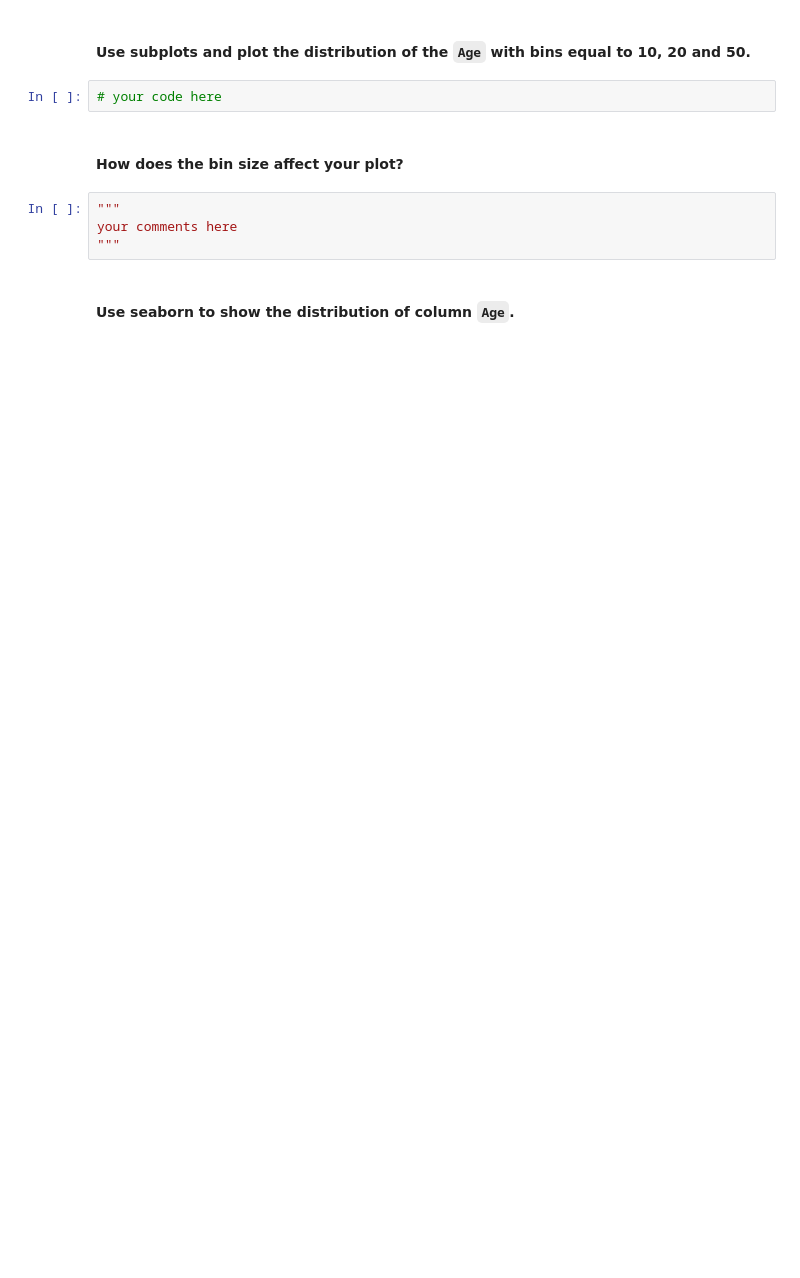
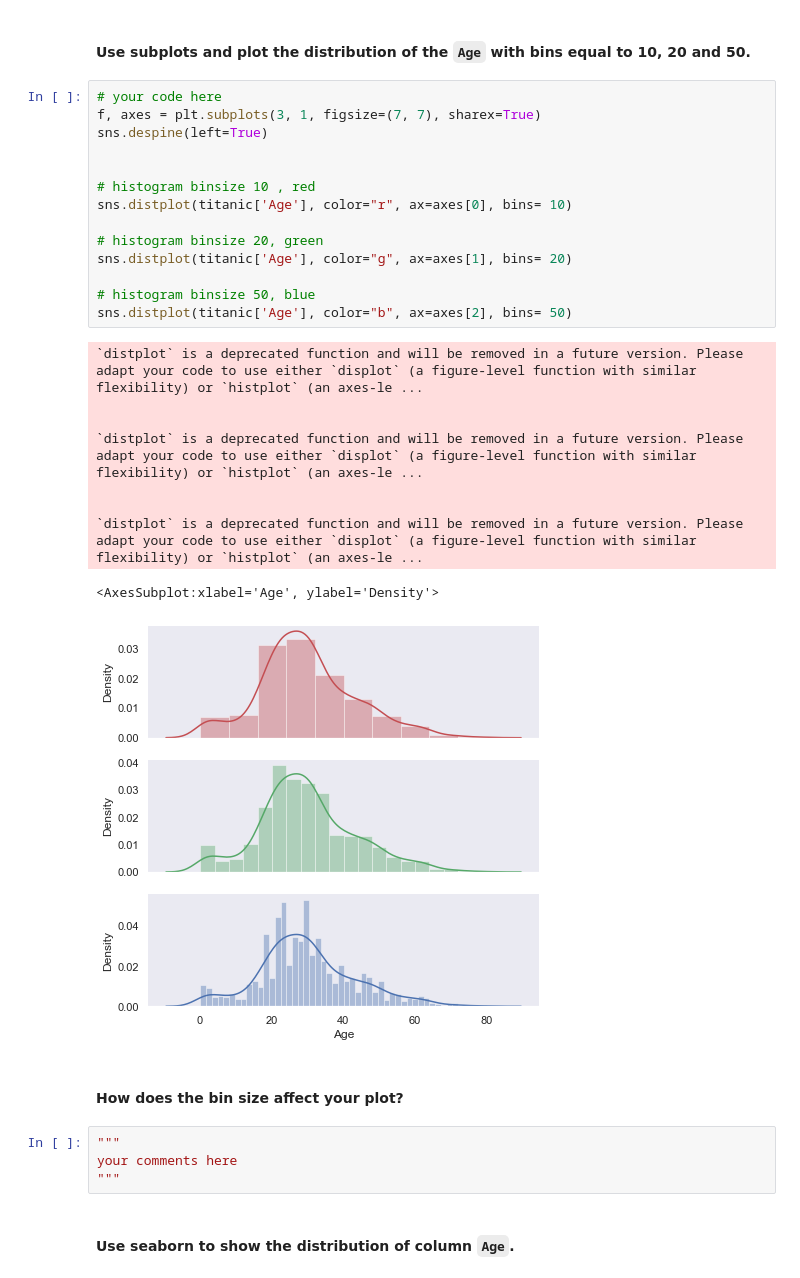
Before and after one commit to napoleonthevitzla/dataptmad1121_labs, a Jupyter notebook: module-2/matplotlib-seaborn/your-code/main.ipynb, the cells around one changed output. Cells and saved outputs as stored; diff of their text form; blank space fills up the shorter version.

```diff
--- a/module-2/matplotlib-seaborn/your-code/main.ipynb
+++ b/module-2/matplotlib-seaborn/your-code/main.ipynb
@@ -203,7 +264,29 @@ plt.savefig('../figures/work_or_weekend.png')
 # %% [markdown]
 #### Use subplots and plot the distribution of the `Age`  with bins equal to 10, 20 and 50.
-# %%
-# your code here
+# %%
+# your code here
+f, axes = plt.subplots(3, 1, figsize=(7, 7), sharex=True)
+sns.despine(left=True)
+
+
+# histogram binsize 10 , red
+sns.distplot(titanic['Age'], color="r", ax=axes[0], bins= 10)
+
+# histogram binsize 20, green
+sns.distplot(titanic['Age'], color="g", ax=axes[1], bins= 20)
+
+# histogram binsize 50, blue
+sns.distplot(titanic['Age'], color="b", ax=axes[2], bins= 50)
+# %% [output]
+`distplot` is a deprecated function and will be removed in a future version. Please adapt your code to use either `displot` (a figure-level function with similar flexibility) or `histplot` (an axes-le ...
+
+
+`distplot` is a deprecated function and will be removed in a future version. Please adapt your code to use either `displot` (a figure-level function with similar flexibility) or `histplot` (an axes-le ...
+
+
+`distplot` is a deprecated function and will be removed in a future version. Please adapt your code to use either `displot` (a figure-level function with similar flexibility) or `histplot` (an axes-le ...
+<AxesSubplot:xlabel='Age', ylabel='Density'>
+[figure, added]
 # %% [markdown]
 #### How does the bin size affect your plot?
 # %%
```
Also changed, not shown: parts of 8 cells of this notebook.
